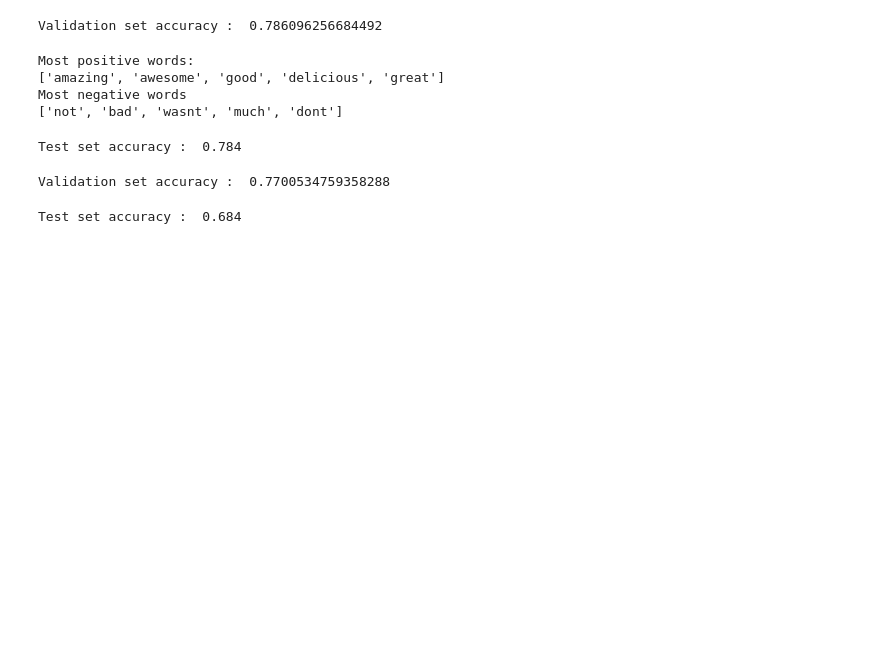
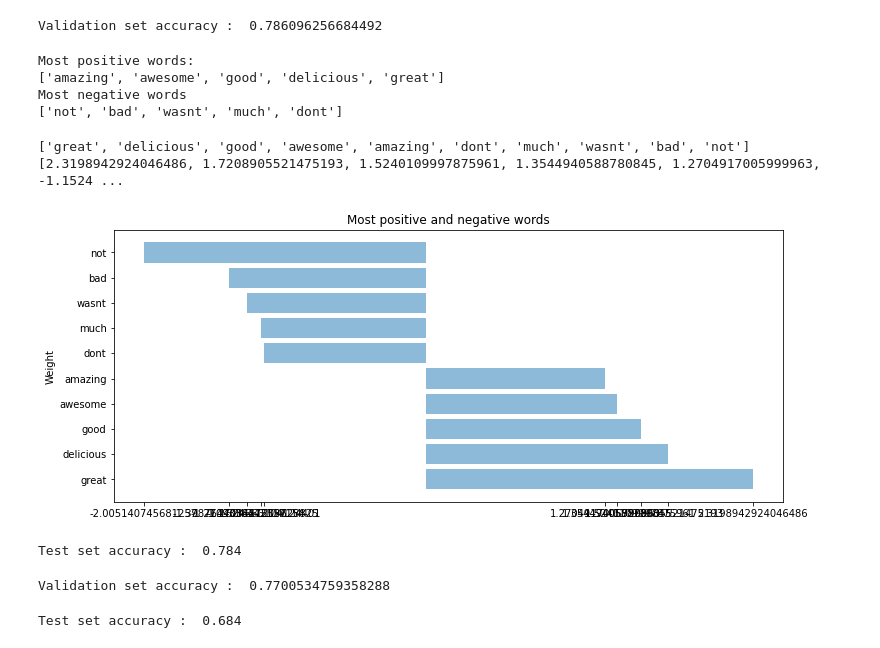
Before and after one commit to avijayant/SentimentClassificationExploration, a Jupyter notebook: NLP_deep.ipynb, the cells around one changed output. Saved outputs shown, nothing was run; the diff lists cells and outputs as text; code cells hidden in the pictures; blank space fills up the shorter version.

```diff
--- a/NLP_deep.ipynb
+++ b/NLP_deep.ipynb
@@ -134,6 +134,23 @@ Most positive words:
 ['amazing', 'awesome', 'good', 'delicious', 'great']
 Most negative words
 ['not', 'bad', 'wasnt', 'much', 'dont']
+# %%
+import matplotlib.pyplot as plt
+wordindices = classifier.coef_.argsort().tolist()[0][-5:][::-1]
+wordindices.extend(classifier.coef_.argsort().tolist()[0][:5][::-1])
+words = [index_to_words[idx] for idx in wordindices]
+coefficients = [classifier.coef_[0][idx] for idx in wordindices]
+print(words, coefficients)
+plt.figure(figsize=(12, 5))
+plt.barh(words, coefficients, align='center', alpha=0.5)
+plt.xticks(coefficients, coefficients)
+plt.ylabel('Weight')
+plt.title('Most positive and negative words')
+
+plt.show()
+# %% [output]
+['great', 'delicious', 'good', 'awesome', 'amazing', 'dont', 'much', 'wasnt', 'bad', 'not'] [2.3198942924046486, 1.7208905521475193, 1.5240109997875961, 1.3544940588780845, 1.2704917005999963, -1.1524 ...
+[figure, added]
 # %%
 #Let's look at this model's performance on our test set
 score = classifier.score(x_test_t, y_test)
```
Also changed, not shown: parts of 15 cells of this notebook.
